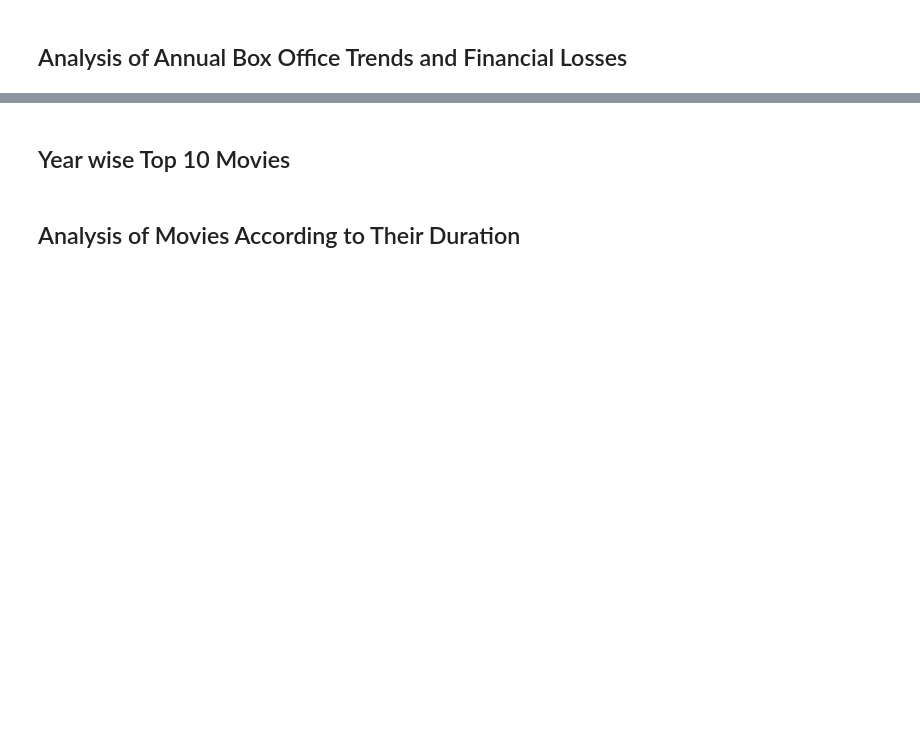
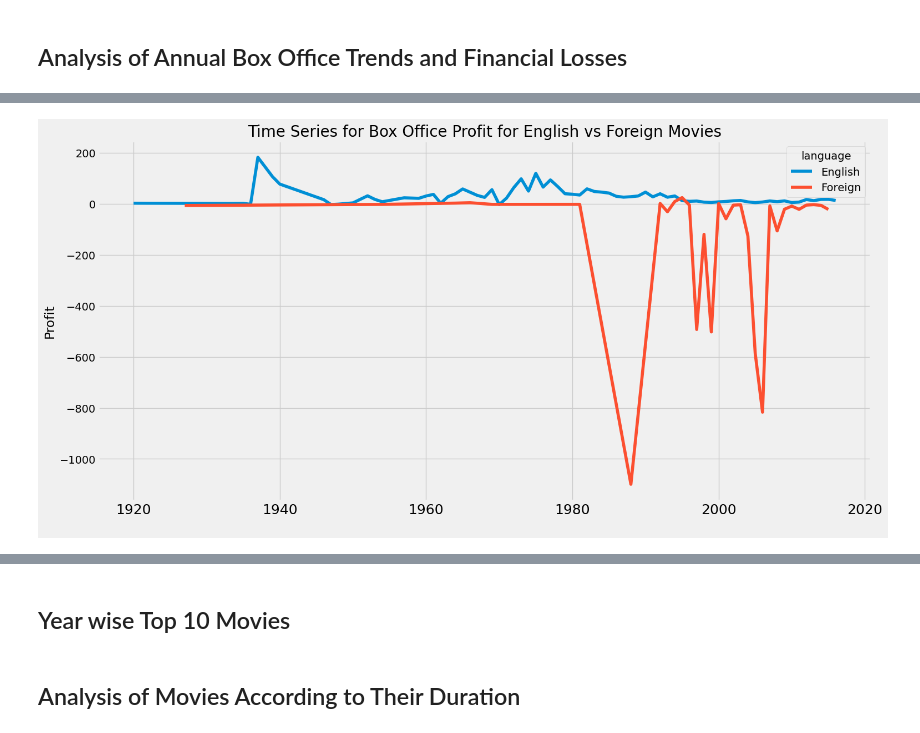
Before and after one commit to ayaramis/DataScience, a Jupyter notebook: recommendation_system/Movie Dataset EDA & Recommendation Engine 13.03.2024.ipynb, the cells around one changed output, grey strips where cells are left out. Saved outputs shown, nothing was run; the diff lists cells and outputs as text; code cells hidden in the pictures; blank space fills up the shorter version.

```diff
--- a/recommendation_system/Movie Dataset EDA & Recommendation Engine 13.03.2024.ipynb
+++ b/recommendation_system/Movie Dataset EDA & Recommendation Engine 13.03.2024.ipynb
@@ -339,2 +443,4 @@ data[['genres', 'Genre1', 'Genre2', 'Genre3', 'Genre4']].head(7)
 # %% [markdown]
 ## Analysis of Annual Box Office Trends and Financial Losses
+# %%
+data['title_year'] = data['title_year'].astype('int')
@@ -340,0 +467,9 @@ data[['genres', 'Genre1', 'Genre2', 'Genre3', 'Genre4']].head(7)
+# %%
+sns.lineplot(x='title_year', y='Profit', hue='language', data=data, ci=None)
+plt.title('Time Series for Box Office Profit for English vs Foreign Movies',
+          fontsize=20)
+plt.xticks(fontsize=18)
+plt.xlabel(' ')
+plt.show()
+# %% [output]
+[figure, added]
```
Also changed, not shown: parts of 11 cells of this notebook.
